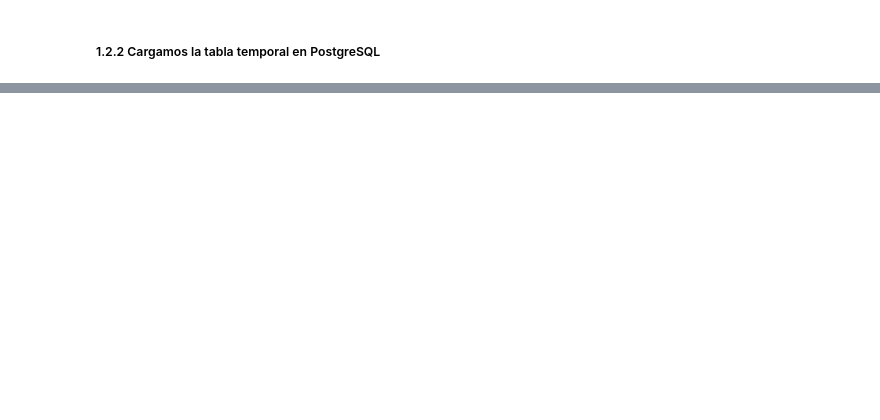
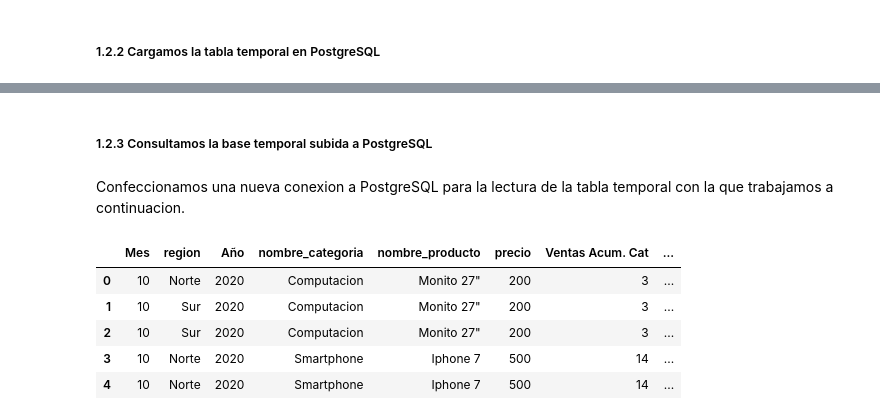
Before and after one commit to valenmongi/Icaro, a Jupyter notebook: TP_final/TP_Final.ipynb, the cells around one changed output, grey strips where cells are left out. Saved outputs shown, nothing was run; the diff lists cells and outputs as text; code cells hidden in the pictures; blank space fills up the shorter version.

```diff
--- a/TP_final/TP_Final.ipynb
+++ b/TP_final/TP_Final.ipynb
@@ -316,0 +360,4 @@ with engine.connect() as connection:
+# %% [markdown]
+##### 1.2.3 Consultamos la base temporal subida a PostgreSQL
+# %% [markdown]
+Confeccionamos una nueva conexion a PostgreSQL para la lectura de la tabla temporal con la que trabajamos a continuacion.
@@ -316,0 +367,9 @@ with engine.connect() as connection:
+# %%
+data.head()
+# %% [output]
+|  | Mes | region | Año | nombre_categoria | nombre_producto | precio | Ventas Acum. Cat | ... |
+| 0 | 10 | Norte | 2020 | Computacion | Monito 27" | 200 | 3 | ... |
+| 1 | 10 | Sur | 2020 | Computacion | Monito 27" | 200 | 3 | ... |
+| 2 | 10 | Sur | 2020 | Computacion | Monito 27" | 200 | 3 | ... |
+| 3 | 10 | Norte | 2020 | Smartphone | Iphone 7 | 500 | 14 | ... |
+| 4 | 10 | Norte | 2020 | Smartphone | Iphone 7 | 500 | 14 | ... |
```
Also changed, not shown: parts of 28 cells of this notebook.
